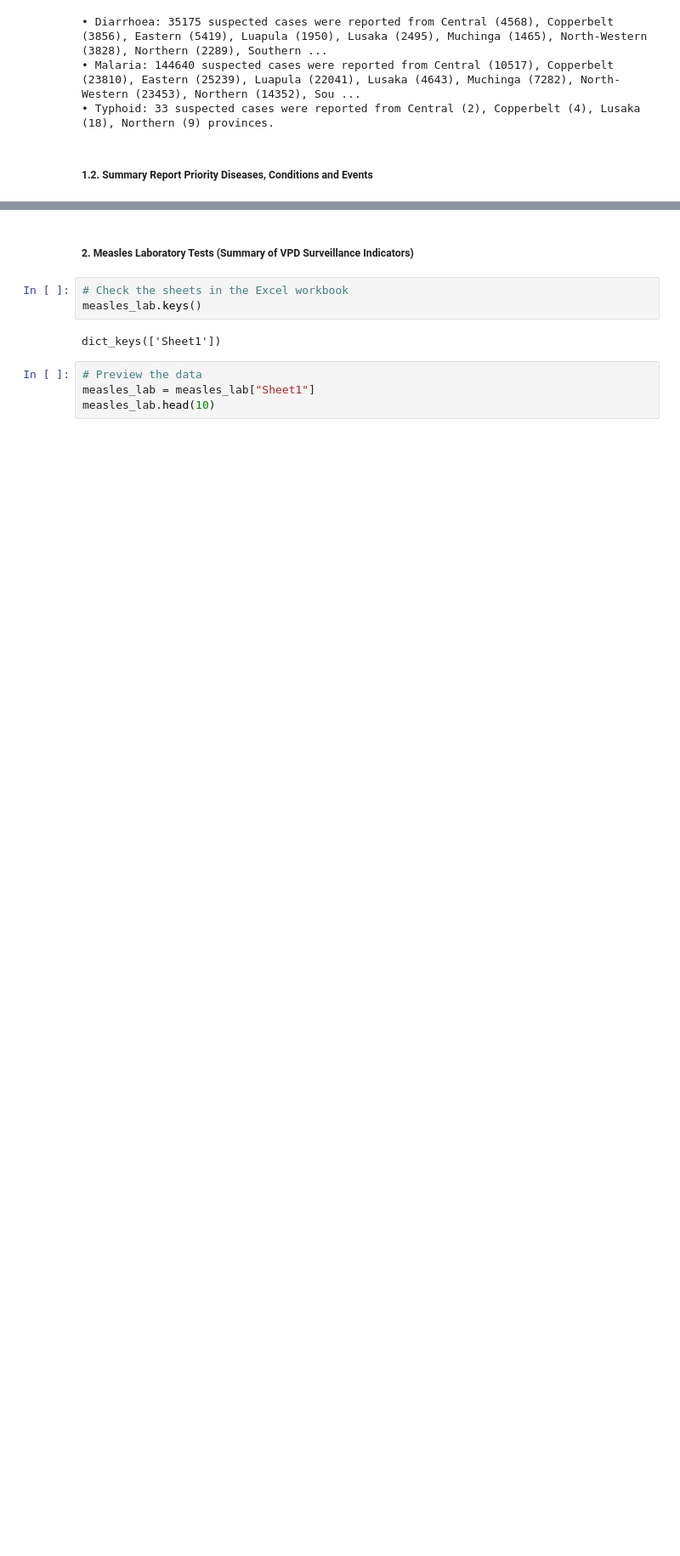
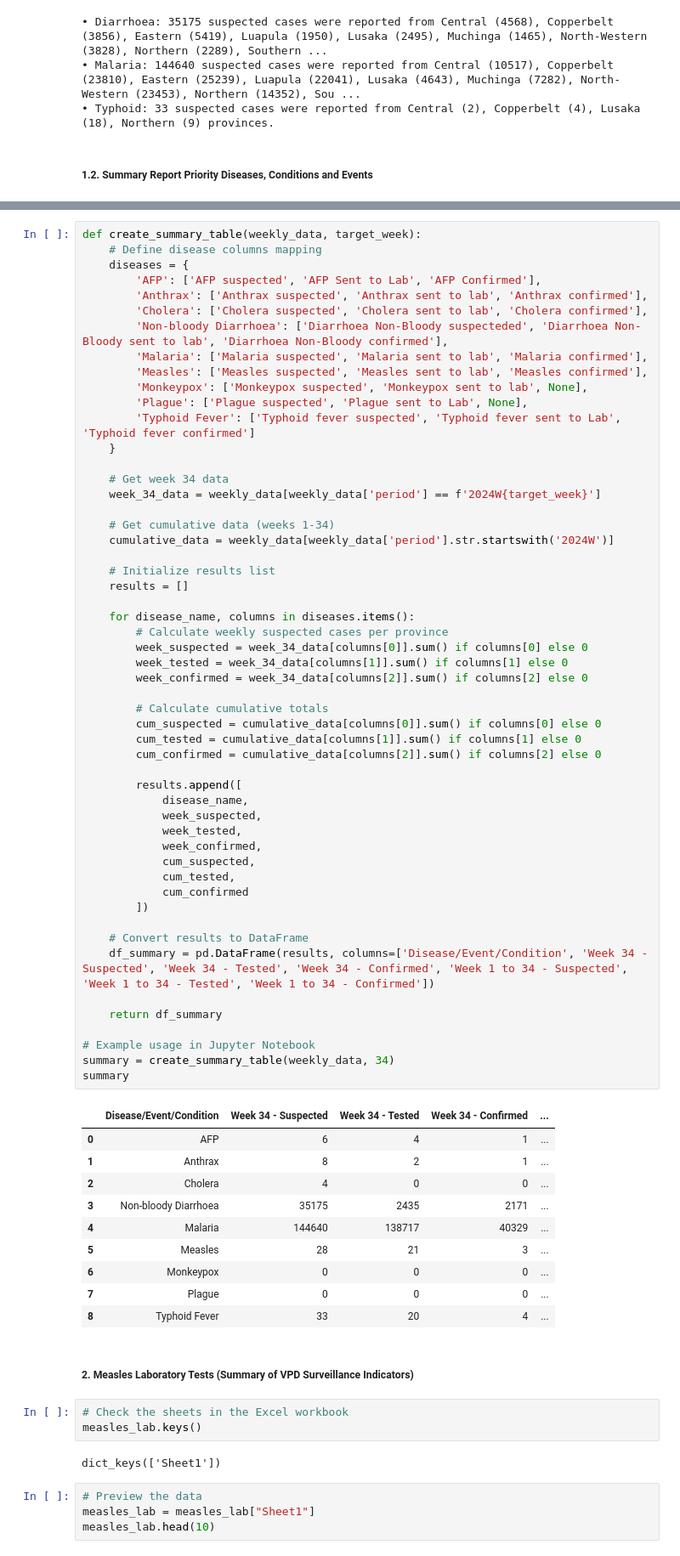
Before and after one commit to malambomutila/Big-Data-Visualisation-Assessment, a Jupyter notebook: malambo.ipynb, the cells around one changed output, grey strips where cells are left out. Shown at 85% size. Cells and saved outputs as stored; diff of their text form; blank space fills up the shorter version.

```diff
--- a/malambo.ipynb
+++ b/malambo.ipynb
@@ -158,3 +148,67 @@ tools.display_dataframe_to_user(name="Summary Report Priority Diseases, Conditio
+# %%
+def create_summary_table(weekly_data, target_week):
+    # Define disease columns mapping
+    diseases = {
+        'AFP': ['AFP suspected', 'AFP Sent to Lab', 'AFP Confirmed'],
+        'Anthrax': ['Anthrax suspected', 'Anthrax sent to lab', 'Anthrax confirmed'],
+        'Cholera': ['Cholera suspected', 'Cholera sent to lab', 'Cholera confirmed'],
+        'Non-bloody Diarrhoea': ['Diarrhoea Non-Bloody suspecteded', 'Diarrhoea Non-Bloody sent to lab', 'Diarrhoea Non-Bloody confirmed'],
+        'Malaria': ['Malaria suspected', 'Malaria sent to lab', 'Malaria confirmed'],
+        'Measles': ['Measles suspected', 'Measles sent to lab', 'Measles confirmed'],
+        'Monkeypox': ['Monkeypox suspected', 'Monkeypox sent to lab', None],
+        'Plague': ['Plague suspected', 'Plague sent to Lab', None],
+        'Typhoid Fever': ['Typhoid fever suspected', 'Typhoid fever sent to Lab', 'Typhoid fever confirmed']
+    }
+
+    # Get week 34 data
+    week_34_data = weekly_data[weekly_data['period'] == f'2024W{target_week}']
+
+    # Get cumulative data (weeks 1-34)
+    cumulative_data = weekly_data[weekly_data['period'].str.startswith('2024W')]
+
+    # Initialize results list
+    results = []
+
+    for disease_name, columns in diseases.items():
+        # Calculate weekly suspected cases per province
+        week_suspected = week_34_data[columns[0]].sum() if columns[0] else 0
+        week_tested = week_34_data[columns[1]].sum() if columns[1] else 0
+        week_confirmed = week_34_data[columns[2]].sum() if columns[2] else 0
+
+        # Calculate cumulative totals
+        cum_suspected = cumulative_data[columns[0]].sum() if columns[0] else 0
+        cum_tested = cumulative_data[columns[1]].sum() if columns[1] else 0
+        cum_confirmed = cumulative_data[columns[2]].sum() if columns[2] else 0
+
+        results.append([
+            disease_name,
+            week_suspected,
+            week_tested,
+            week_confirmed,
+            cum_suspected,
+            cum_tested,
+            cum_confirmed
+        ])
+
+    # Convert results to DataFrame
+    df_summary = pd.DataFrame(results, columns=['Disease/Event/Condition', 'Week 34 - Suspected', 'Week 34 - Tested', 'Week 34 - Confirmed', 'Week 1 to 34 - Suspected', 'Week 1 to 34 - Tested', 'Week 1 to 34 - Confirmed'])
+
+    return df_summary
+
+# Example usage in Jupyter Notebook
+summary = create_summary_table(weekly_data, 34)
+summary
+# %% [output]
+|  | Disease/Event/Condition | Week 34 - Suspected | Week 34 - Tested | Week 34 - Confirmed | ... |
+| 0 | AFP | 6 | 4 | 1 | ... |
+| 1 | Anthrax | 8 | 2 | 1 | ... |
+| 2 | Cholera | 4 | 0 | 0 | ... |
+| 3 | Non-bloody Diarrhoea | 35175 | 2435 | 2171 | ... |
+| 4 | Malaria | 144640 | 138717 | 40329 | ... |
+| 5 | Measles | 28 | 21 | 3 | ... |
+| 6 | Monkeypox | 0 | 0 | 0 | ... |
+| 7 | Plague | 0 | 0 | 0 | ... |
+| 8 | Typhoid Fever | 33 | 20 | 4 | ... |
 # %% [markdown]
 ##### 2. Measles Laboratory Tests (Summary of VPD Surveillance Indicators)
 # %%
```
Also changed, not shown: parts of 4 cells of this notebook.
